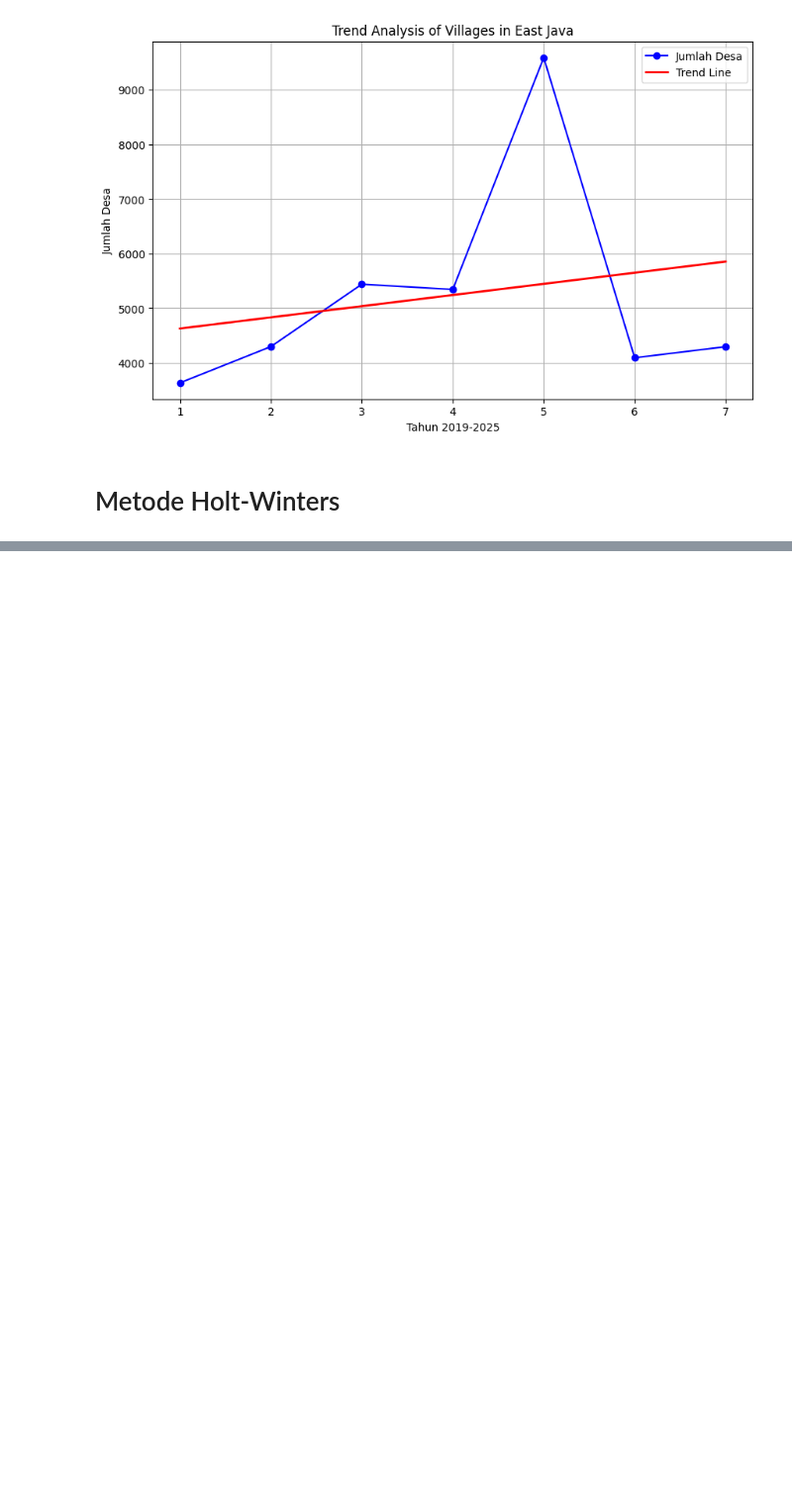
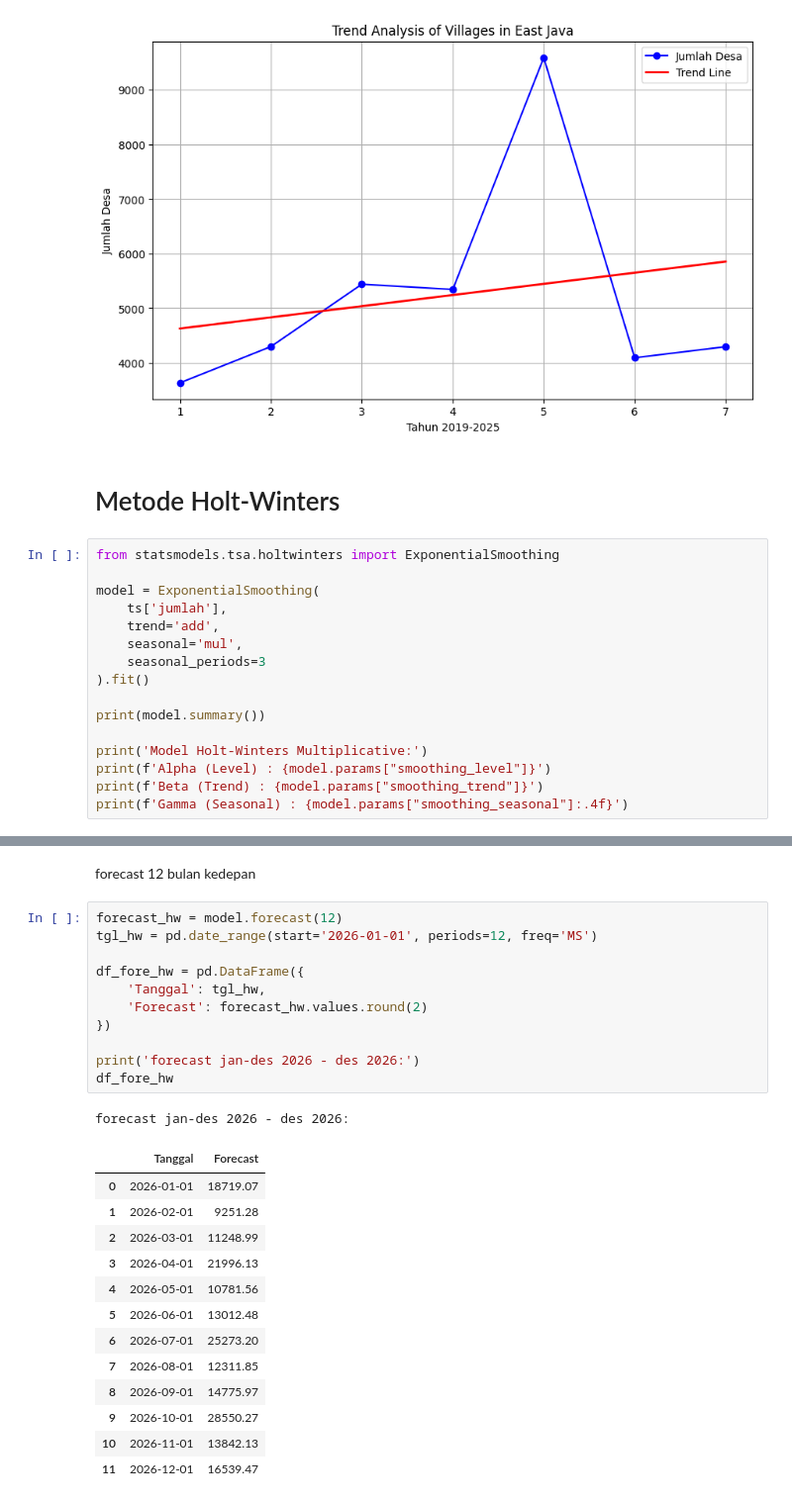
Before and after one commit to yowxy/Forecasting-Village-Population-in-East-Java-, a Jupyter notebook: index.ipynb, the cells around one changed output, grey strips where cells are left out. Shown at 99% size. Cells and saved outputs as stored; diff of their text form; blank space fills up the shorter version.

```diff
--- a/index.ipynb
+++ b/index.ipynb
@@ -431,3 +432,19 @@ plt.show()
 [figure]
 # %% [markdown]
 # Metode Holt-Winters
+# %%
+from statsmodels.tsa.holtwinters import ExponentialSmoothing
+
+model = ExponentialSmoothing(
+    ts['jumlah'],
+    trend='add',
+    seasonal='mul',
+    seasonal_periods=3
+).fit()
+
+print(model.summary())
+
+print('Model Holt-Winters Multiplicative:')
+print(f'Alpha (Level) : {model.params["smoothing_level"]}')
+print(f'Beta (Trend) : {model.params["smoothing_trend"]}')
+print(f'Gamma (Seasonal) : {model.params["smoothing_seasonal"]:.4f}')
@@ -433,0 +469,28 @@ plt.show()
+# %% [markdown]
+forecast 12 bulan kedepan
+# %%
+forecast_hw = model.forecast(12)
+tgl_hw = pd.date_range(start='2026-01-01', periods=12, freq='MS')
+
+df_fore_hw = pd.DataFrame({
+    'Tanggal': tgl_hw,
+    'Forecast': forecast_hw.values.round(2)
+})
+
+print('forecast jan-des 2026 - des 2026:')
+df_fore_hw
+# %% [output]
+forecast jan-des 2026 - des 2026:
+|  | Tanggal | Forecast |
+| 0 | 2026-01-01 | 18719.07 |
+| 1 | 2026-02-01 | 9251.28 |
+| 2 | 2026-03-01 | 11248.99 |
+| 3 | 2026-04-01 | 21996.13 |
+| 4 | 2026-05-01 | 10781.56 |
+| 5 | 2026-06-01 | 13012.48 |
+| 6 | 2026-07-01 | 25273.20 |
+| 7 | 2026-08-01 | 12311.85 |
+| 8 | 2026-09-01 | 14775.97 |
+| 9 | 2026-10-01 | 28550.27 |
+| 10 | 2026-11-01 | 13842.13 |
+| 11 | 2026-12-01 | 16539.47 |
```
Also changed, not shown: parts of 10 cells of this notebook.
